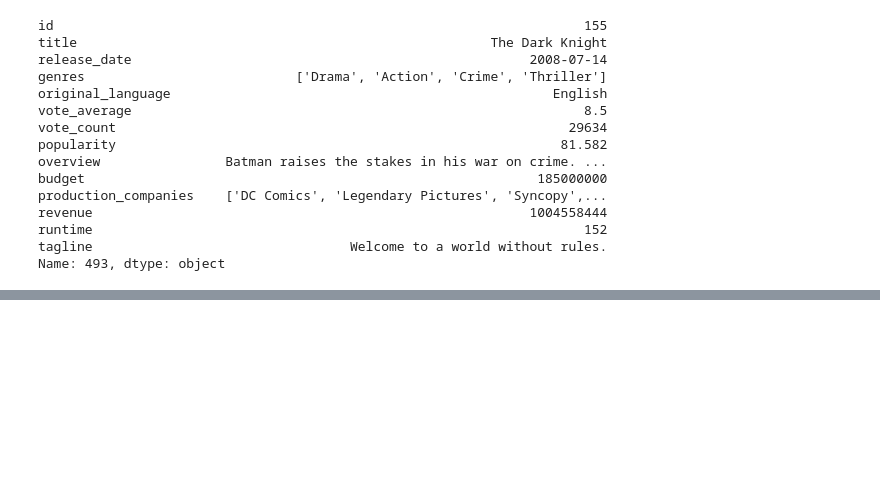
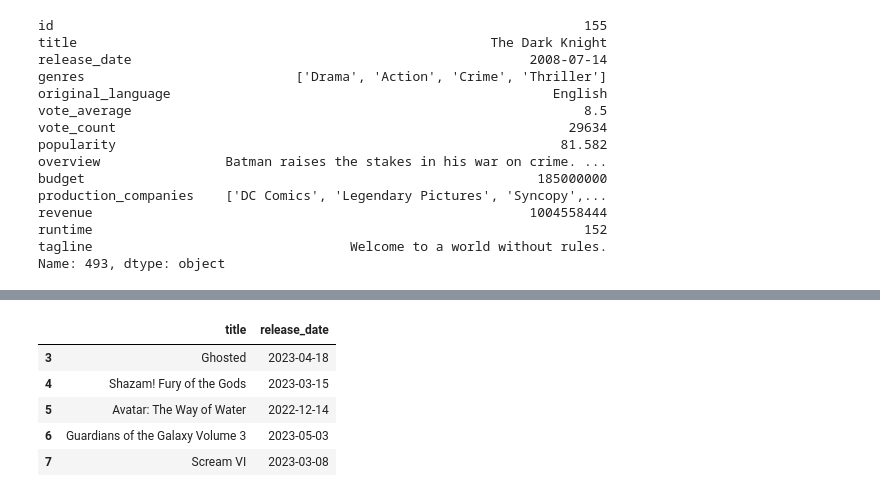
Before and after one commit to Exion007/Colab, a Jupyter notebook: pandas_intro.ipynb, the cells around one changed output, grey strips where cells are left out. Cells and saved outputs as stored; diff of their text form; code cells hidden in the pictures; blank space fills up the shorter version.

```diff
--- a/pandas_intro.ipynb
+++ b/pandas_intro.ipynb
@@ -73,0 +114,21 @@ df.loc[(df['vote_average'] > 8.5) & (df['runtime'] > 150)]
+# %%
+# How to group columns?
+
+# You may use both column indices or their names in order to group them.
+# You can also create a seperate dataframe which contains only the columns that you selected.
+# !! Compared to loc(), iloc() takes indices as parameters
+
+df.iloc[:5,]           # First 5 rows
+df.iloc[1:5,]          # Second to Fifth row
+df.iloc[5,0]           # Sixth row and 1st column
+df.iloc[1:5,0]         # Second to Fifth row, first column
+df.iloc[1:5,:5]        # Second to Fifth row, first 5 columns
+df2 = df.iloc[2:7,1:3] # Third to Seventh row, 2nd and 3rd column
+df2
+# %% [output]
+|  | title | release_date |
+| 3 | Ghosted | 2023-04-18 |
+| 4 | Shazam! Fury of the Gods | 2023-03-15 |
+| 5 | Avatar: The Way of Water | 2022-12-14 |
+| 6 | Guardians of the Galaxy Volume 3 | 2023-05-03 |
+| 7 | Scream VI | 2023-03-08 |
```
Also changed, not shown: parts of 2 cells of this notebook.
